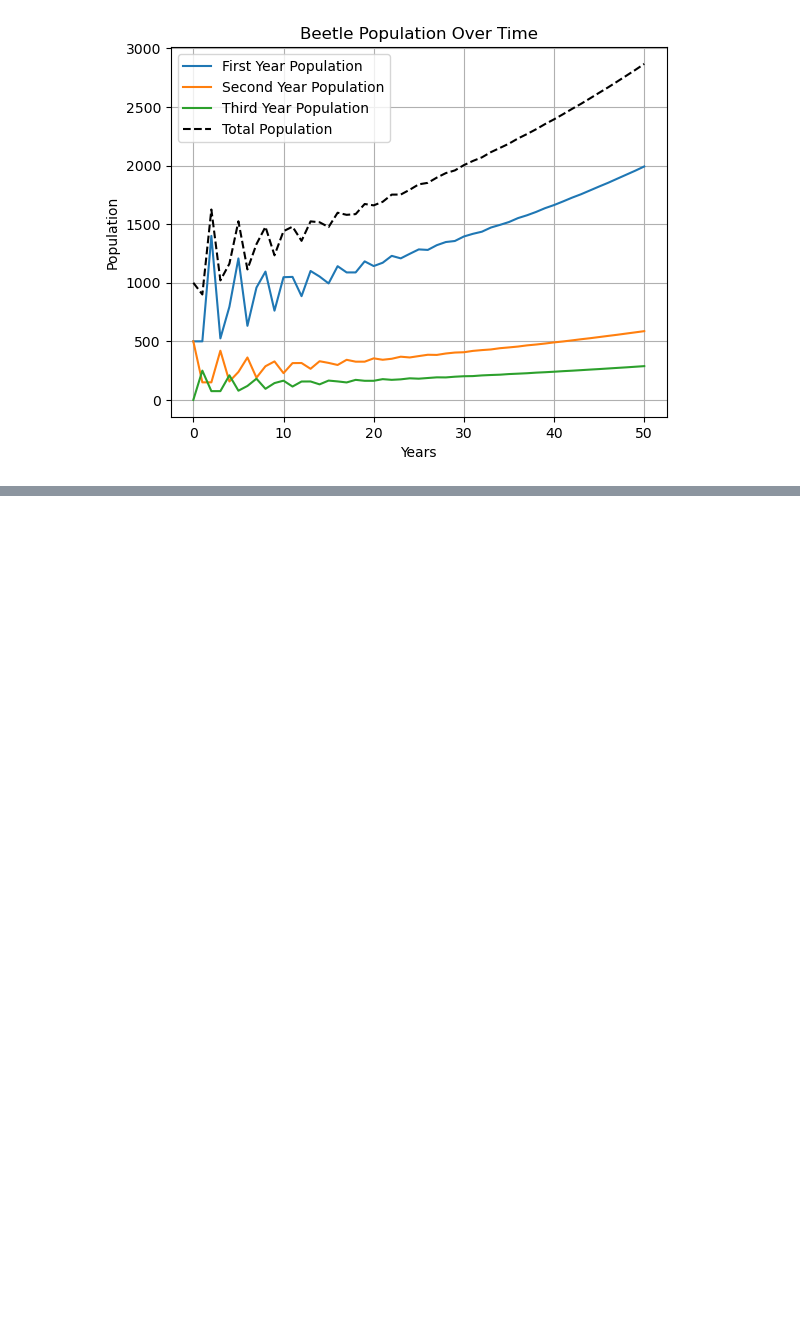
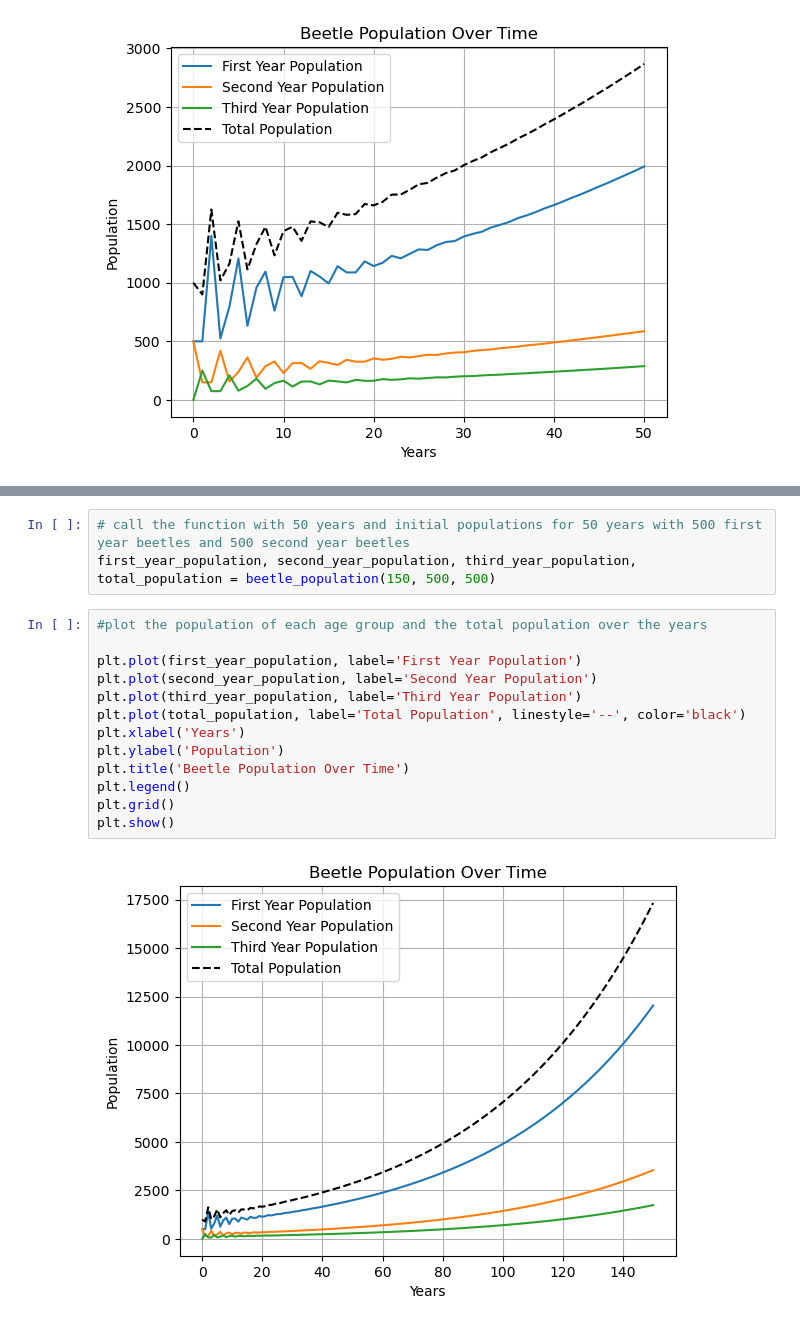
Before and after one commit to madiclack188-cloud/BIO_350_F25, a Jupyter notebook: IC_Assignment6.ipynb, the cells around one changed output, grey strips where cells are left out. Drawn from its saved outputs; the diff is of its cells as text; blank space fills up the shorter version.

```diff
--- a/IC_Assignment6.ipynb
+++ b/IC_Assignment6.ipynb
@@ -87,0 +137,18 @@ plt.show()
+# %%
+# call the function with 50 years and initial populations for 50 years with 500 first year beetles and 500 second year beetles
+first_year_population, second_year_population, third_year_population, total_population = beetle_population(150, 500, 500)
+# %%
+#plot the population of each age group and the total population over the years
+
+plt.plot(first_year_population, label='First Year Population')
+plt.plot(second_year_population, label='Second Year Population')
+plt.plot(third_year_population, label='Third Year Population')
+plt.plot(total_population, label='Total Population', linestyle='--', color='black')
+plt.xlabel('Years')
+plt.ylabel('Population')
+plt.title('Beetle Population Over Time')
+plt.legend()
+plt.grid()
+plt.show()
+# %% [output]
+[figure, added]
```
Also changed, not shown: parts of 1 cell of this notebook.
